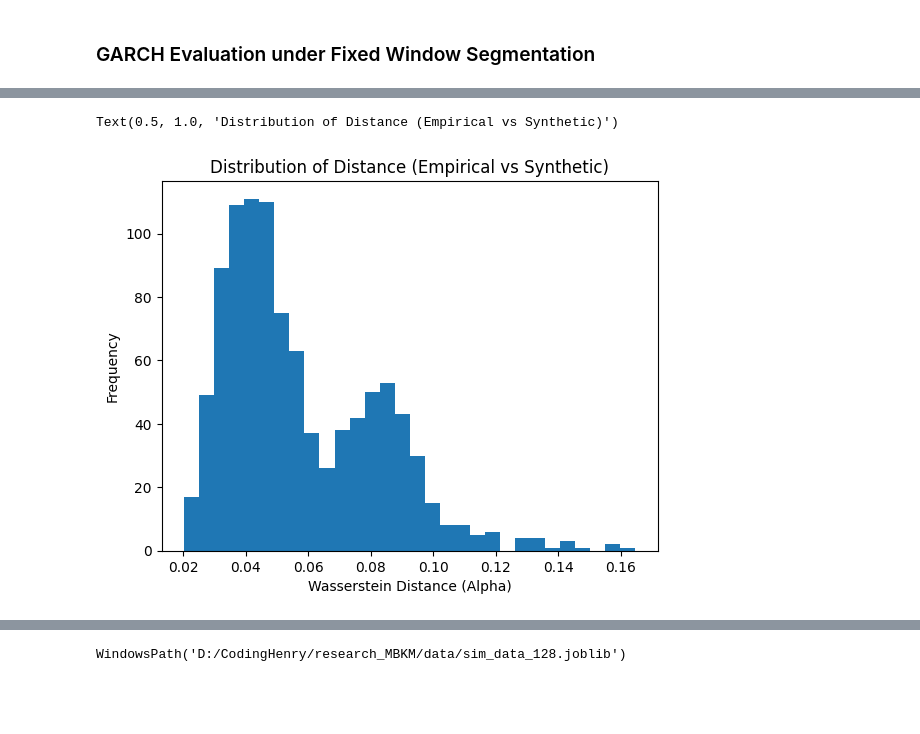
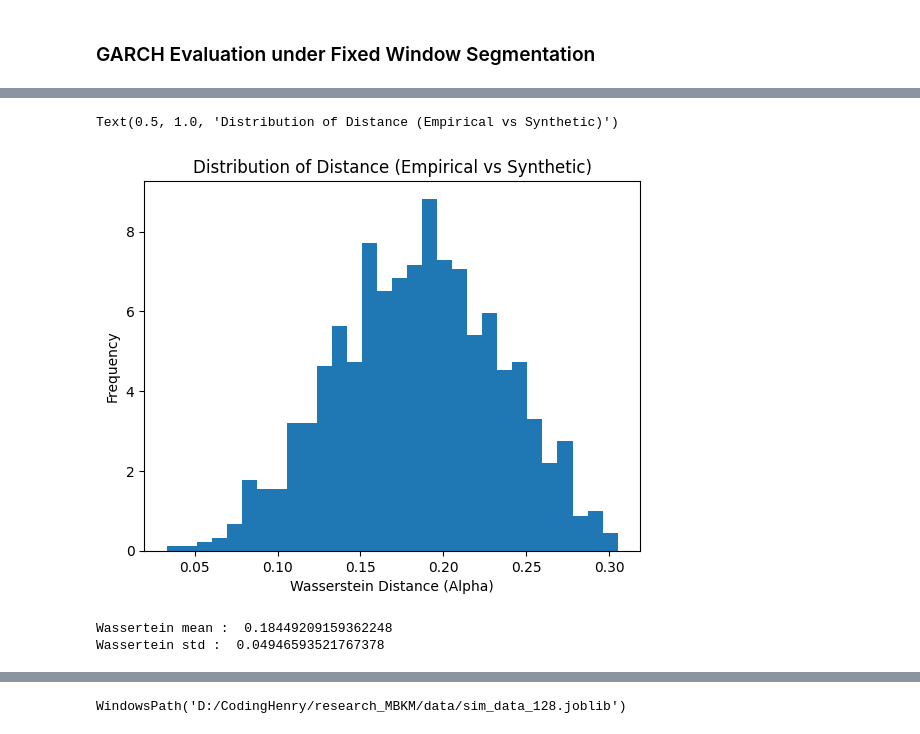
Before and after one commit to HenryGunadi/diffusion-garch, a Jupyter notebook: notebooks/eda/eda_128.ipynb, the cells around one changed output, grey strips where cells are left out. Saved outputs shown, nothing was run; the diff lists cells and outputs as text; code cells hidden in the pictures; blank space fills up the shorter version.

```diff
--- a/notebooks/eda/eda_128.ipynb
+++ b/notebooks/eda/eda_128.ipynb
@@ -565,6 +503,9 @@ Synthetic rejection rate std:  0.06343072433863149
 ### GARCH Evaluation under Fixed Window Segmentation
 # %%
 def compute_arch(windows, mean="zero", vol="GARCH", p=1, q=1):
+  """
+    Automatic scaling by * 100.
+  """
   result = []
   n = len(windows)
 
@@ -635,23 +528,38 @@ Covariance estimator: robust
 # %%
+rho_emp = np.array([
+    res.params["alpha[1]"] + res.params["beta[1]"]
+    for res in arch_emp
+])
+
+rho_syn_all = np.array([
+    res.params["alpha[1]"] + res.params["beta[1]"]
+    for res in arch_syn
+])
+
 metrics = []
-alpha_emp = [res.params["alpha[1]"] for res in arch_emp]
+rng = np.random.default_rng()
 
 for _ in range(1000):
-    syn_subset = rng.choice(synthetic_data, size=5, replace=False, axis=0)
-    arch_syn_subset = compute_arch(syn_subset)
+    idx = rng.choice(len(rho_syn_all), size=len(rho_emp), replace=False)
+    rho_syn = rho_syn_all[idx]
 
-    alpha_syn = [res.params["alpha[1]"] for res in arch_syn_subset]
-
-    dist = stats.wasserstein_distance(alpha_emp, alpha_syn)
+    dist = stats.wasserstein_distance(rho_emp, rho_syn)
     metrics.append(dist)
 # %%
-plt.hist(metrics, bins=30)
+plt.hist(metrics, bins=30, density=True)
 plt.xlabel("Wasserstein Distance (Alpha)")
 plt.ylabel("Frequency")
 plt.title("Distribution of Distance (Empirical vs Synthetic)")
 # %% [output]
 Text(0.5, 1.0, 'Distribution of Distance (Empirical vs Synthetic)')
-[figure, old version]
+[figure, new version]
+# %%
+metrics = np.array(metrics)
+print("Wassertein mean : ", metrics.mean())
+print("Wassertein std : ", metrics.std())
+# %% [output]
+Wassertein mean :  0.18449209159362248
+Wassertein std :  0.04946593521767378
 # %%
 plt.boxplot(metrics)
 plt.title("Distribution of Distance (1000 trials)")
```
Also changed, not shown: parts of 51 cells of this notebook, 19 other files.
